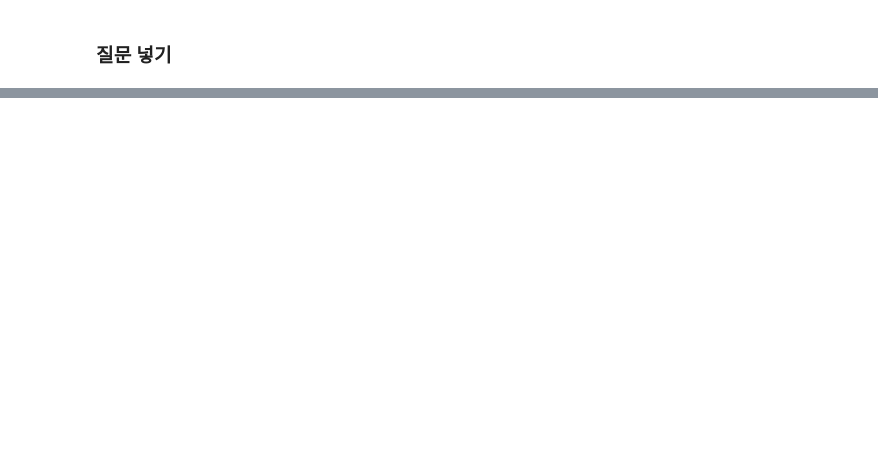
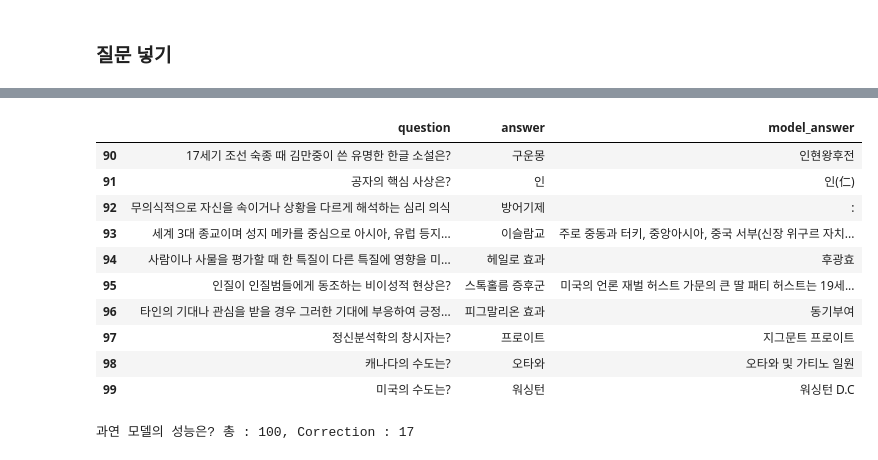
Before and after one commit to JoungheeKim/korean-question-answer-system, a Jupyter notebook: qna_tutorial.ipynb, the cells around one changed output, grey strips where cells are left out. Saved outputs shown, nothing was run; the diff lists cells and outputs as text; code cells hidden in the pictures; blank space fills up the shorter version.

```diff
--- a/qna_tutorial.ipynb
+++ b/qna_tutorial.ipynb
@@ -34,0 +46,20 @@ OrderedDict([('text-01', '훈민정음 해례본')])
+# %%
+golden_set = pd.read_csv('QA_final.csv')
+# %%
+qa_set = golden_set[['question', 'answer']]
+# %%
+def find_answer(question):
+    contents = get_wiki_data(question, num_contents)
+    paragraphs = []
+    for content in contents:
+        temp_paragraphs = converter.convert_html(content)
+        paragraphs.extend(temp_paragraphs)
+
+    result = ''
+    if len(paragraphs) > 0:
+        result = qna_model.get_answers(question, paragraphs)
+        result = result['text-01']
+    return result
+# %%
+%%time
+qa_set['model_answer'] = qa_set['question'].apply(find_answer)
@@ -34,0 +87,14 @@ OrderedDict([('text-01', '훈민정음 해례본')])
+# %%
+qa_set.tail(10)
+# %% [output]
+|  | question | answer | model_answer |
+| 90 | 17세기 조선 숙종 때 김만중이 쓴 유명한 한글 소설은? | 구운몽 | 인현왕후전 |
+| 91 | 공자의 핵심 사상은? | 인 | 인(仁) |
+| 92 | 무의식적으로 자신을 속이거나 상황을 다르게 해석하는 심리 의식 | 방어기제 | : |
+| 93 | 세계 3대 종교이며 성지 메카를 중심으로 아시아, 유럽 등지... | 이슬람교 | 주로 중동과 터키, 중앙아시아, 중국 서부(신장 위구르 자치... |
+| 94 | 사람이나 사물을 평가할 때 한 특질이 다른 특질에 영향을 미... | 헤일로 효과 | 후광효 |
+| 95 | 인질이 인질범들에게 동조하는 비이성적 현상은? | 스톡홀름 증후군 | 미국의 언론 재벌 허스트 가문의 큰 딸 패티 허스트는 19세... |
+| 96 | 타인의 기대나 관심을 받을 경우 그러한 기대에 부응하여 긍정... | 피그말리온 효과 | 동기부여 |
+| 97 | 정신분석학의 창시자는? | 프로이트 | 지그문트 프로이트 |
+| 98 | 캐나다의 수도는? | 오타와 | 오타와 및 가티노 일원 |
+| 99 | 미국의 수도는? | 워싱턴 | 워싱턴 D.C |
@@ -34,0 +103,10 @@ OrderedDict([('text-01', '훈민정음 해례본')])
+# %%
+count = 0
+correct = 0
+for answer, model_answer in compare_set:
+    count += 1
+    if answer in model_answer:
+        correct += 1
+print("과연 모델의 성능은? 총 : {}, Correction : {}".format(count, correct))
+# %% [output]
+과연 모델의 성능은? 총 : 100, Correction : 17
```
Also changed, not shown: parts of 10 cells of this notebook, 5 other files.
